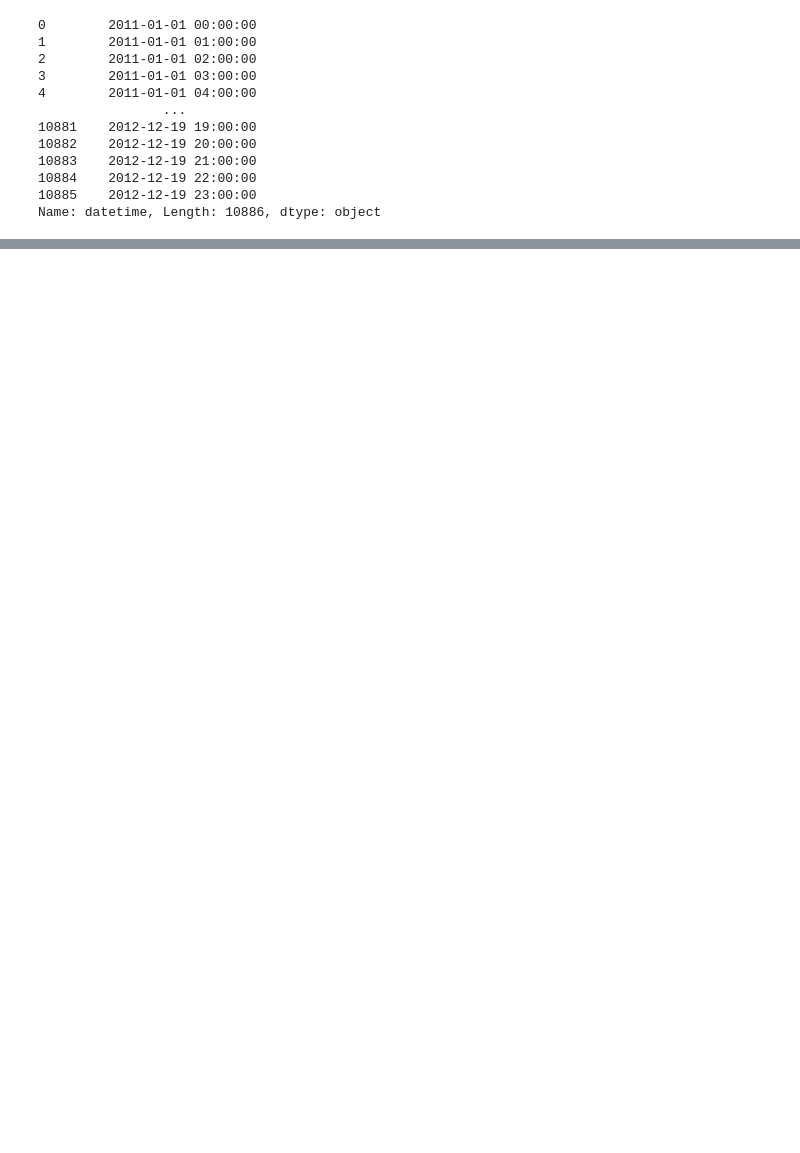
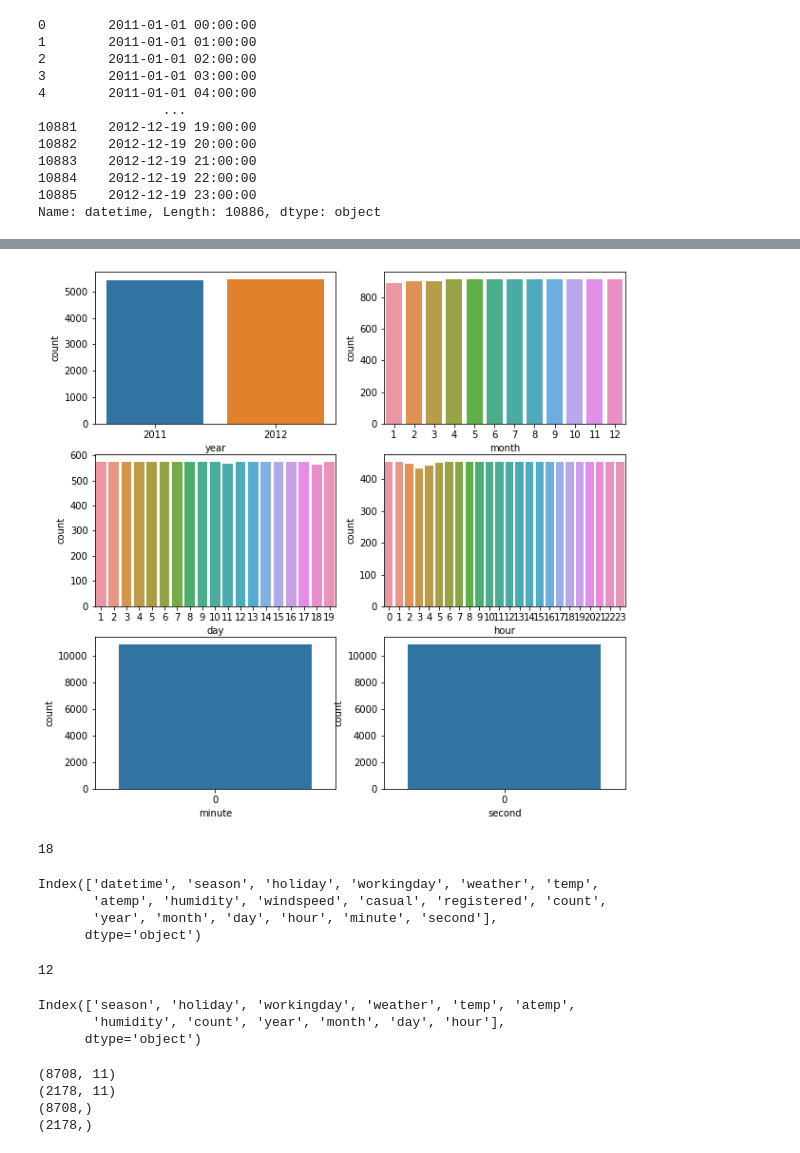
Before and after one commit to osy1223/AIFFEL_quest_rs, a Jupyter notebook: Exploration/Ex01/자전거.ipynb, the cells around one changed output, grey strips where cells are left out. Cells and saved outputs as stored; diff of their text form; code cells hidden in the pictures; blank space fills up the shorter version.

```diff
--- a/Exploration/Ex01/자전거.ipynb
+++ b/Exploration/Ex01/자전거.ipynb
@@ -6 +1,7 @@ data = pd.read_csv('~/data/data/bike-sharing-demand/train.csv')
+# %%
+# 1. 데이터 가져오기
+import pandas as pd
+
+train_data = pd.read_csv('~/data/data/bike-sharing-demand/train.csv')
+test_data = pd.read_csv('~/data/data/bike-sharing-demand/test.csv')
 # %%
@@ -36,30 +47,33 @@ Name: datetime, Length: 10886, dtype: object
 # %%
 # 2. datetime 컬럼을 datetime 자료형으로 변환하고
 # 연, 월, 일, 시, 분, 초까지 6가지 컬럼 생성하기
-datetime = pd.to_datetime(data['datetime'])
+train_datetime = pd.to_datetime(train_data['datetime'])
 # %%
-data['year'] = pd.DatetimeIndex(data['datetime']).year
-data['month'] = pd.DatetimeIndex(data['datetime']).month
-data['day'] = pd.DatetimeIndex(data['datetime']).day
-data['hour'] = pd.DatetimeIndex(data['datetime']).hour
-data['minute'] = pd.DatetimeIndex(data['datetime']).minute
-data['second'] = pd.DatetimeIndex(data['datetime']).second
+train_data['year'] = pd.DatetimeIndex(train_datetime).year
+train_data['month'] = pd.DatetimeIndex(train_datetime).month
+train_data['day'] = pd.DatetimeIndex(train_datetime).day
+train_data['hour'] = pd.DatetimeIndex(train_datetime).hour
+train_data['minute'] = pd.DatetimeIndex(train_datetime).minute
+train_data['second'] = pd.DatetimeIndex(train_datetime).second
 # %%
 # 3. year, month, day, hour, minute, second 데이터 개수 시각화
+%matplotlib inline
+import warnings
+warnings.filterwarnings('ignore')
 import seaborn as sns
 import pandas as pd
 import matplotlib.pyplot as plt
 
 
 fig, ax = plt.subplots(nrows=3, ncols=2)
-fig.set_size_inches(10,8)
+fig.set_size_inches(10,10)
 
-sns.countplot(data['year'], ax=ax[0][0])
-sns.countplot(data['month'], ax=ax[0][1])
-sns.countplot(data['day'], ax=ax[1][0])
-sns.countplot(data['hour'], ax=ax[1][1])
-sns.countplot(data['minute'], ax=ax[2][0])
-sns.countplot(data['second'], ax=ax[2][1])
+sns.countplot(train_data['year'], ax=ax[0][0])
+sns.countplot(train_data['month'], ax=ax[0][1])
+sns.countplot(train_data['day'], ax=ax[1][0])
+sns.countplot(train_data['hour'], ax=ax[1][1])
+sns.countplot(train_data['minute'], ax=ax[2][0])
+sns.countplot(train_data['second'], ax=ax[2][1])
 
 
 plt.show()
@@ -68,0 +81 @@ plt.show()
+[figure, added]
@@ -72,0 +82,11 @@ from sklearn.model_selection import train_test_split
+# %%
+# 데이터 확인
+print(len(train_data.keys()))
+# 6개 증가 : 'year', 'month', 'day', 'hour', 'minute', 'second'
+train_data.keys()
+# %% [output]
+18
+Index(['datetime', 'season', 'holiday', 'workingday', 'weather', 'temp',
+       'atemp', 'humidity', 'windspeed', 'casual', 'registered', 'count',
+       'year', 'month', 'day', 'hour', 'minute', 'second'],
+      dtype='object')
@@ -73,2 +101,28 @@ from sklearn.model_selection import train_test_split
+# %%
+print(len(train_data.keys()))
+train_data.keys()
+# %% [output]
+12
+Index(['season', 'holiday', 'workingday', 'weather', 'temp', 'atemp',
+       'humidity', 'count', 'year', 'month', 'day', 'hour'],
+      dtype='object')
+# %%
+# 4. train/test 데이터 분리
+x = train_data[['season', 'holiday', 'workingday', 'weather', 'temp', 'atemp',
+       'humidity','year', 'month', 'day', 'hour']].values
+y = train_data['count']
+
+from sklearn.model_selection import train_test_split
+X_train, X_test, y_train, y_test = train_test_split(x,y, test_size=0.2, random_state=2)
+
+print(X_train.shape)
+print(X_test.shape)
+print(y_train.shape)
+print(y_test.shape)
+# %% [output]
+(8708, 11)
+(2178, 11)
+(8708,)
+(2178,)
 # %%
 # 5. LinearRegression 모델 학습
```
Also changed, not shown: parts of 16 cells of this notebook, 1 other file.
